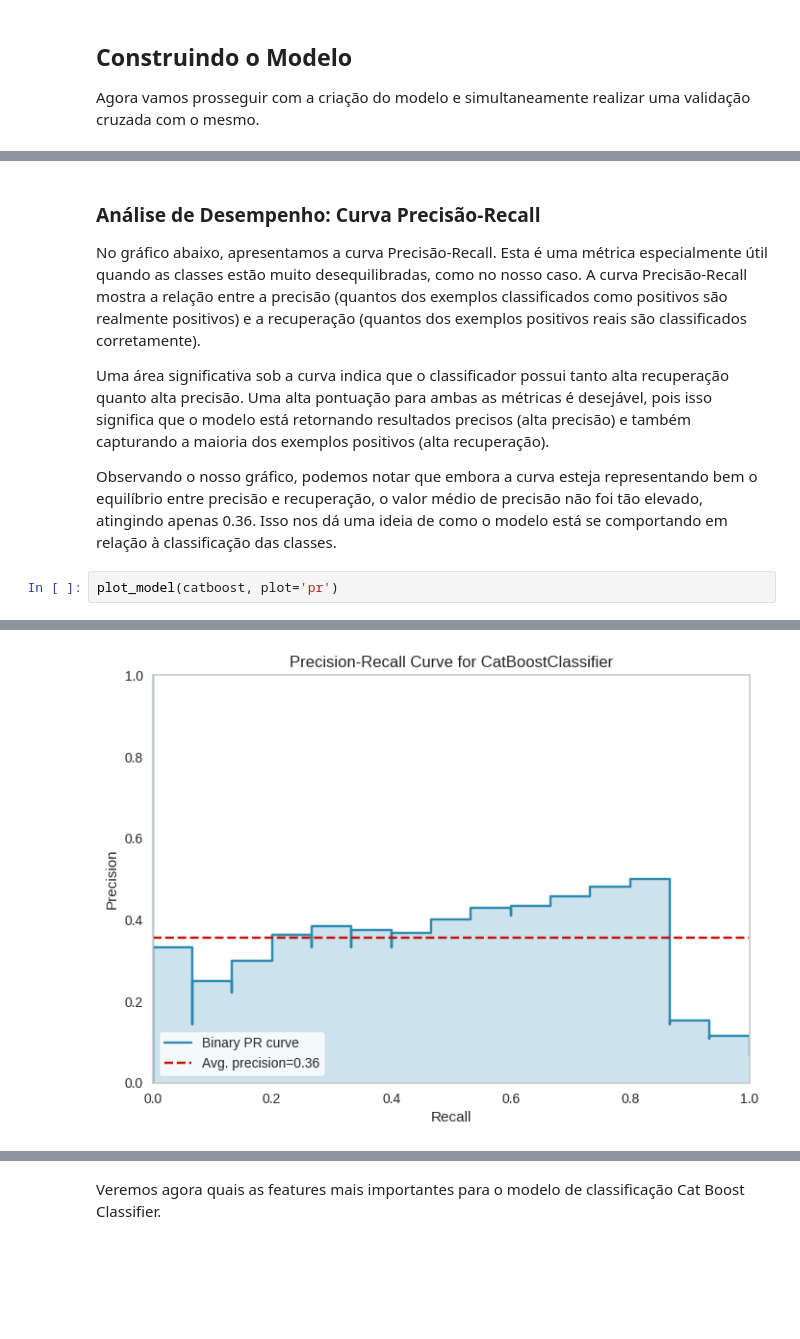
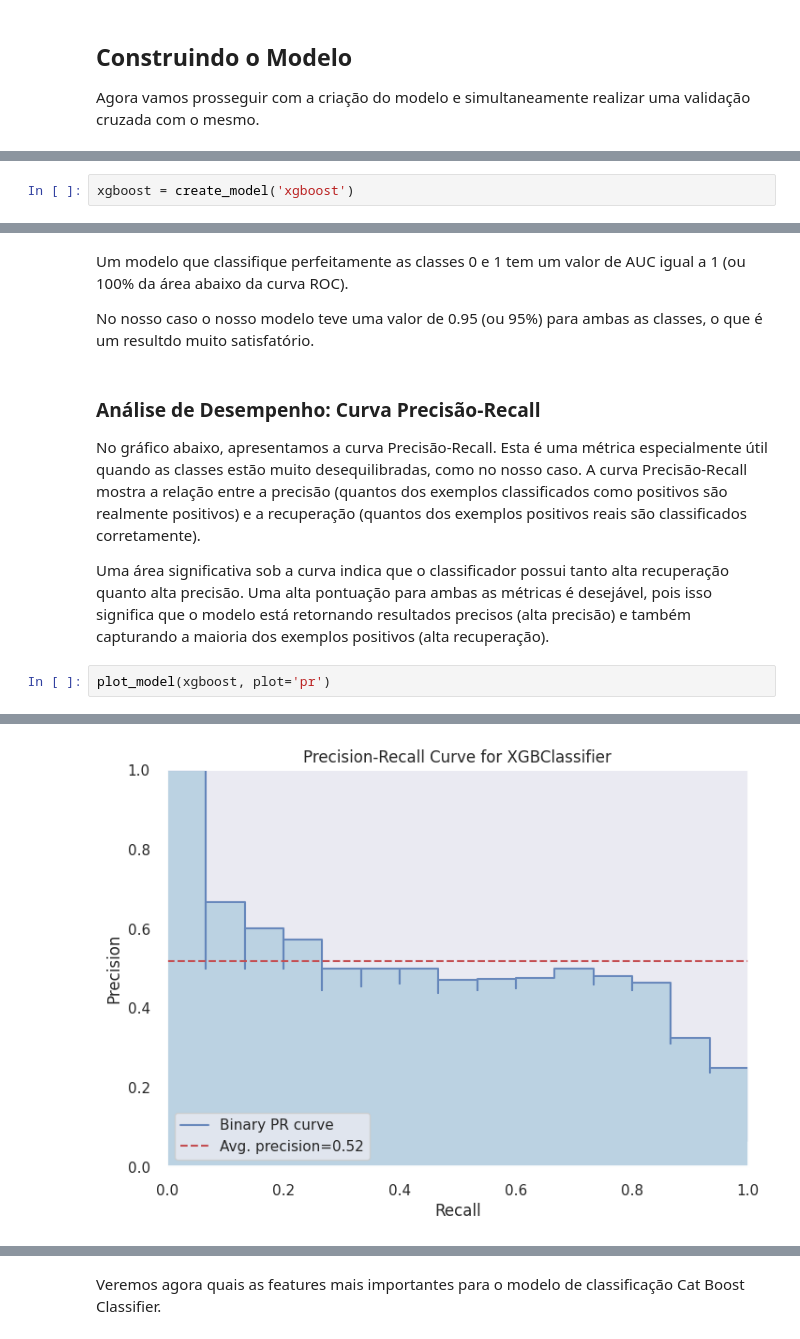
Before and after one commit to SarahFeanor/Portfolio-DataScience, a Jupyter notebook: previsao_de_risco_cancer.ipynb, the cells around one changed output, grey strips where cells are left out. Cells and saved outputs as stored; diff of their text form; blank space fills up the shorter version.

```diff
--- a/previsao_de_risco_cancer.ipynb
+++ b/previsao_de_risco_cancer.ipynb
@@ -356,0 +706,2 @@ catboost=create_model('catboost')
+# %%
+xgboost = create_model('xgboost')
@@ -392,13 +802,15 @@ plot_model(catboost)
+# %% [markdown]
+Um modelo que classifique perfeitamente as classes 0 e 1 tem um valor de AUC igual a 1 (ou 100% da área abaixo da curva ROC).
+
+No nosso caso o nosso modelo teve uma valor de 0.95 (ou 95%) para ambas as classes, o que é um resultdo muito satisfatório.
 # %% [markdown]
 ### Análise de Desempenho: Curva Precisão-Recall
 
 No gráfico abaixo, apresentamos a curva Precisão-Recall. Esta é uma métrica especialmente útil quando as classes estão muito desequilibradas, como no nosso caso. A curva Precisão-Recall mostra a relação entre a precisão (quantos dos exemplos classificados como positivos são realmente positivos) e a recuperação (quantos dos exemplos positivos reais são classificados corretamente).
 
 Uma área significativa sob a curva indica que o classificador possui tanto alta recuperação quanto alta precisão. Uma alta pontuação para ambas as métricas é desejável, pois isso significa que o modelo está retornando resultados precisos (alta precisão) e também capturando a maioria dos exemplos positivos (alta recuperação).
-
-Observando o nosso gráfico, podemos notar que embora a curva esteja representando bem o equilíbrio entre precisão e recuperação, o valor médio de precisão não foi tão elevado, atingindo apenas 0.36. Isso nos dá uma ideia de como o modelo está se comportando em relação à classificação das classes.
 # %%
-plot_model(catboost, plot='pr')
+plot_model(xgboost, plot='pr')
 # %% [output]
 [interactive output not drawn]
-[figure, old version]
+[figure, new version]
```
Also changed, not shown: parts of 125 cells of this notebook.
